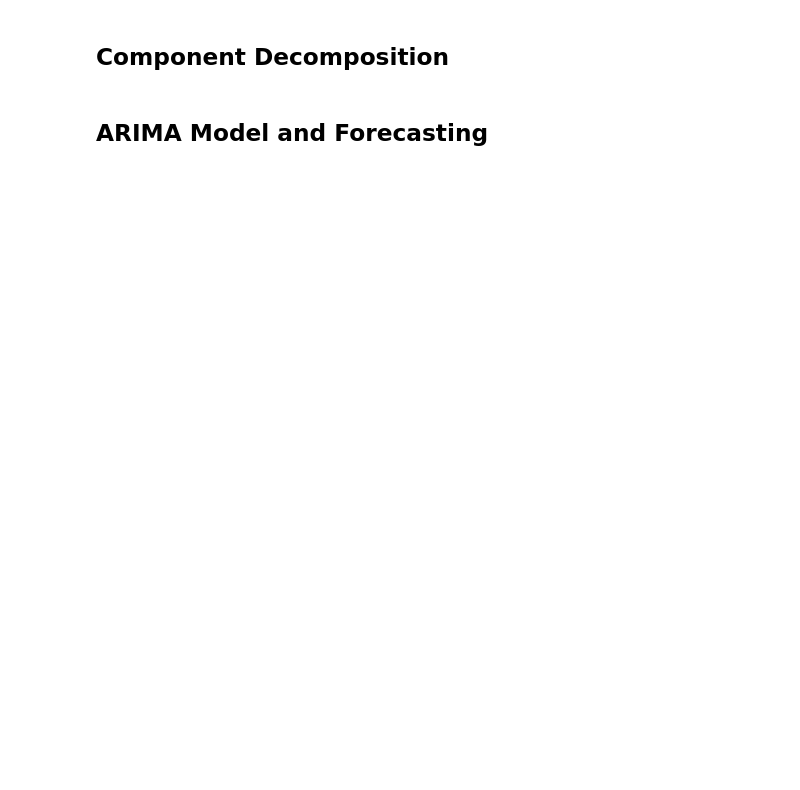
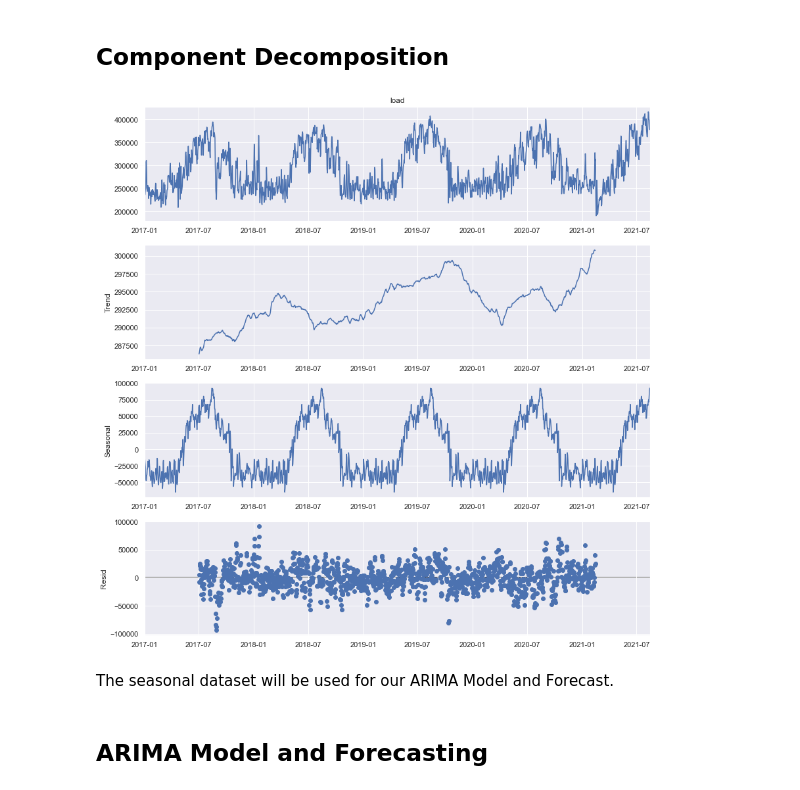
Before and after one commit to soziobro/dswebinar, a Jupyter notebook: FINAL PROJECT/ICPE_DS3.ipynb, the cells around one changed output. Cells and saved outputs as stored; diff of their text form; code cells hidden in the pictures; blank space fills up the shorter version.

```diff
--- a/FINAL PROJECT/ICPE_DS3.ipynb
+++ b/FINAL PROJECT/ICPE_DS3.ipynb
@@ -46,4 +66,15 @@ df.plot()
 # %% [markdown]
 ## Component Decomposition
+# %%
+from statsmodels.tsa.seasonal import seasonal_decompose
+result = seasonal_decompose(df.load, period=365, model='additive')
+# %%
+# enlarge the figure to make it easy to see the details.
+sns.set(rc={'figure.figsize':(12,12)})
+result.plot();
+# %% [output]
+[figure, added]
+# %% [markdown]
+The seasonal dataset will be used for our ARIMA Model and Forecast.
 # %% [markdown]
 ## ARIMA Model and Forecasting
```
Also changed, not shown: parts of 11 cells of this notebook.
